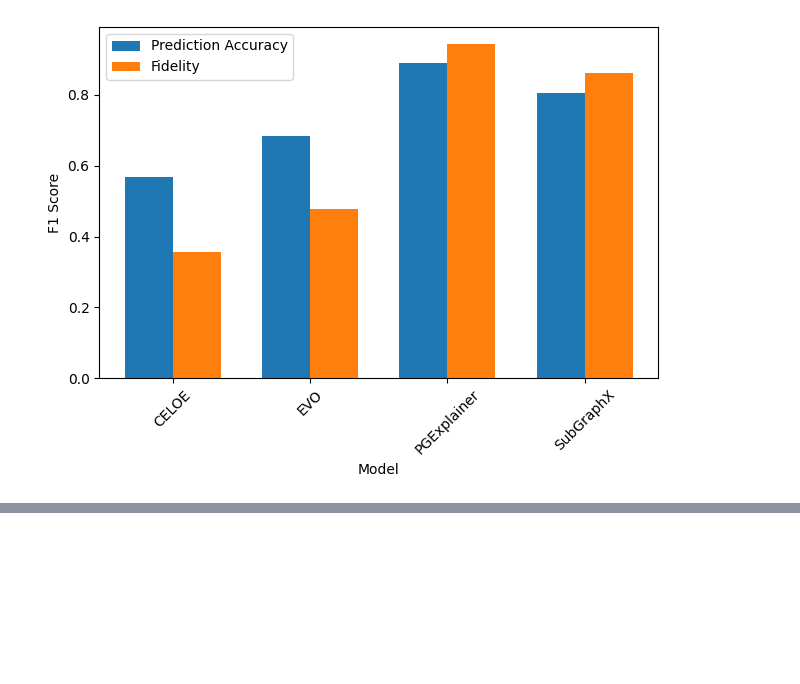
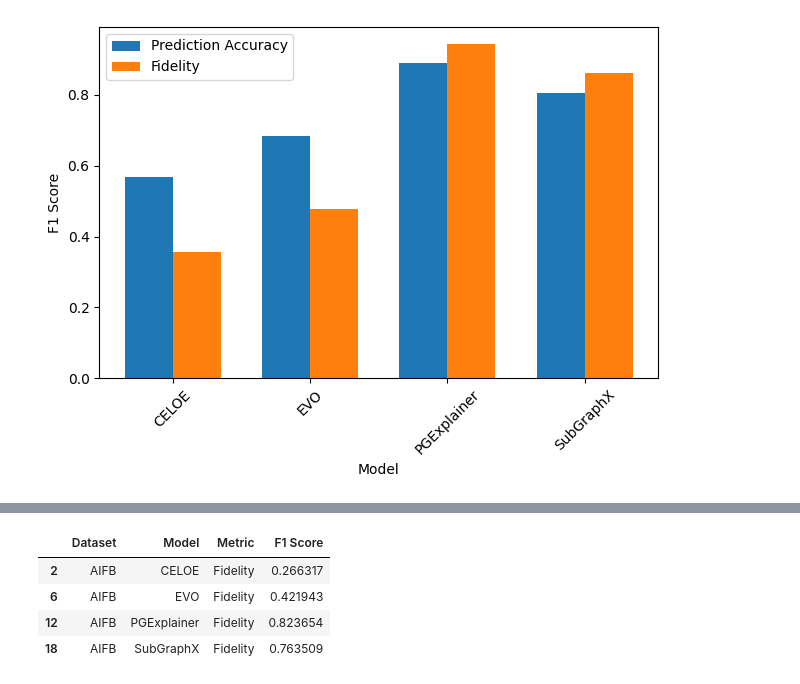
Before and after one commit to sapkotaruz11/EDGE, a Jupyter notebook: results/dataframes/resutls_vizualizations_micro.ipynb, the cells around one changed output, grey strips where cells are left out. Drawn from its saved outputs; the diff is of its cells as text; code cells hidden in the pictures; blank space fills up the shorter version.

```diff
--- a/results/dataframes/resutls_vizualizations_micro.ipynb
+++ b/results/dataframes/resutls_vizualizations_micro.ipynb
@@ -157,0 +205,16 @@ plt.show()
+# %%
+dfm = pd.read_csv("eval_data_macro.csv")
+# %%
+filtered_datam = filter_df(
+    dfm,
+    ["SubGraphX", "CELOE", "PGExplainer", "EVO"],
+    ["F1 Score"],
+    "Fidelity",
+)
+filtered_datam[filtered_datam["Dataset"] == "AIFB"]
+# %% [output]
+|  | Dataset | Model | Metric | F1 Score |
+| 2 | AIFB | CELOE | Fidelity | 0.266317 |
+| 6 | AIFB | EVO | Fidelity | 0.421943 |
+| 12 | AIFB | PGExplainer | Fidelity | 0.823654 |
+| 18 | AIFB | SubGraphX | Fidelity | 0.763509 |
```
Also changed, not shown: parts of 4 cells of this notebook, 8 other files.
